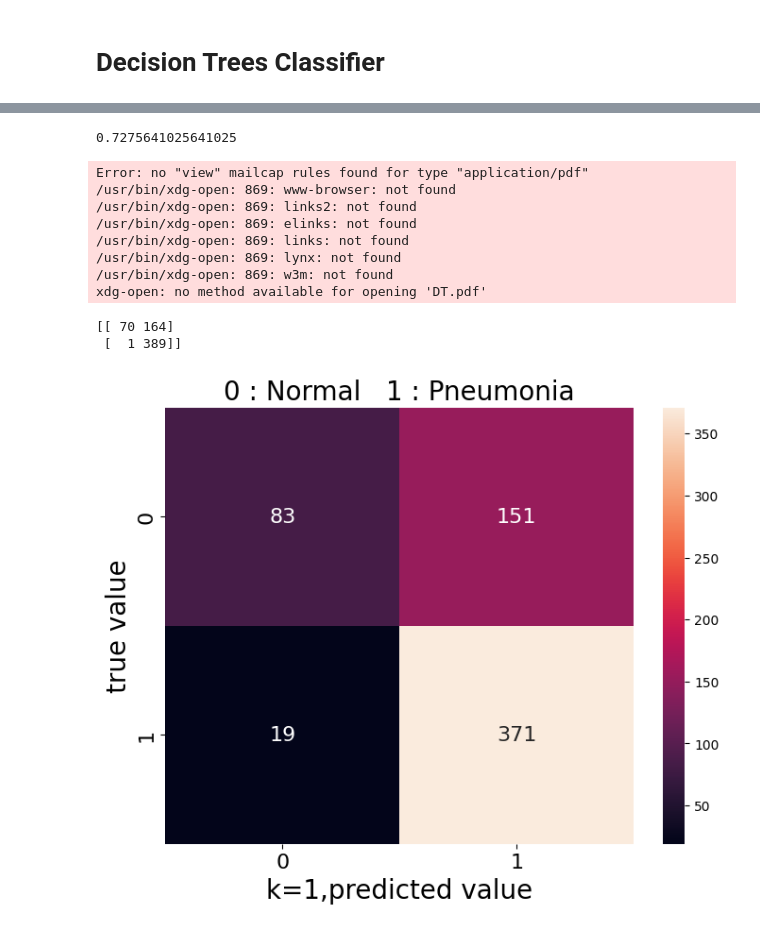
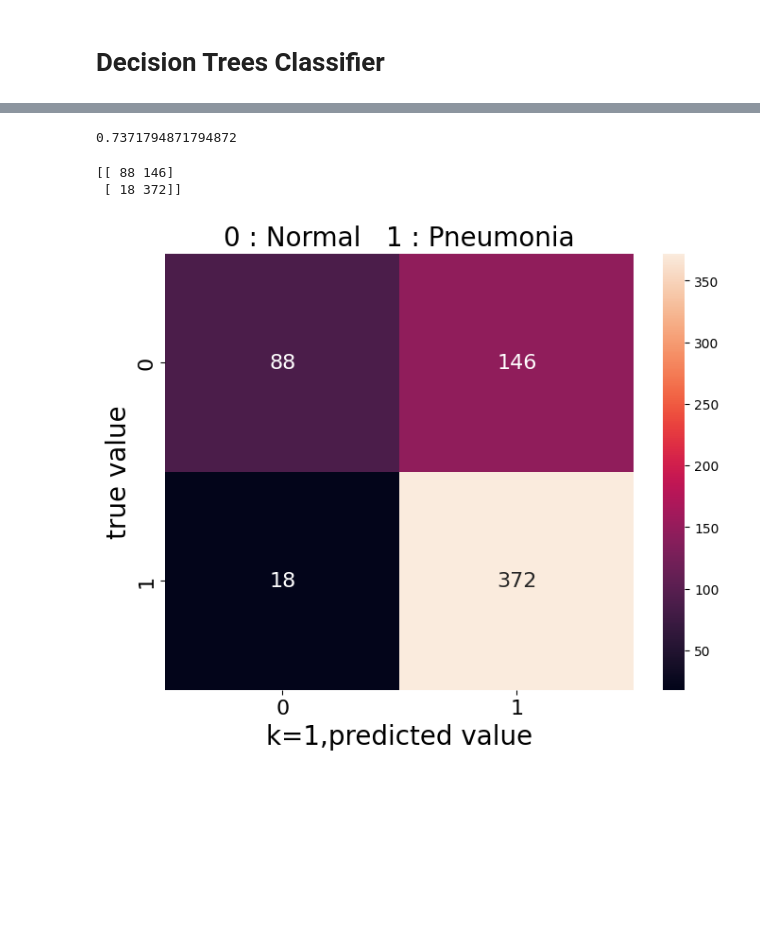
Before and after one commit to x746667/Pneumonia-Detection, a Jupyter notebook: pd-r1211501.ipynb, the cells around one changed output, grey strips where cells are left out. Drawn from its saved outputs; the diff is of its cells as text; code cells hidden in the pictures; blank space fills up the shorter version.

```diff
--- a/pd-r1211501.ipynb
+++ b/pd-r1211501.ipynb
@@ -414,0 +390,18 @@ best_k= 5
+# %%
+from sklearn.neighbors import KNeighborsClassifier
+from sklearn.metrics import recall_score
+
+k_values = [1, 3, 5, 7, 9]
+
+
+results = [(k, recall_score(y_test, KNeighborsClassifier(n_neighbors=k).fit(x_train_reshape, y_train).predict(x_test_reshape))) for k in k_values]
+
+
+best_k, best_recall = max(results, key=lambda x: x[1])
+
+
+for k, recall in results:
+    print(f"K = {k}, Recall = {recall}")
+
+print("Best K:", best_k)
+print("Best Recall:", best_recall)
@@ -583,0 +605,7 @@ y_pred = DT_model.predict(x_test_reshape)
+# %%
+# Prediction
+start_time = time.time()
+y_pred_DT = DT_model.predict(x_test_reshape)
+prediction_time = time.time() - start_time
+
+print("Prediction Time:", prediction_time, "seconds")
@@ -592,30 +626,22 @@ graph.view()
 # %%
-accuracy_score(y_test,y_pred)
+accuracy_score(y_test,y_pred_DT)
 # %% [output]
-0.7275641025641025
+0.7371794871794872
 # %%
-mat = confusion_matrix(y_test,y_pred)
-print(conf_matrix_test)
+matrix_DT = confusion_matrix(y_test,y_pred_DT)
+print(matrix_DT)
 
 plt.figure(figsize=(8,6))
-sns.heatmap(mat, square=False, annot=True, fmt ='d', cbar=True, annot_kws={"size": 16})
+sns.heatmap(matrix_DT, square=False, annot=True, fmt ='d', cbar=True, annot_kws={"size": 16})
 plt.title('0 : Normal   1 : Pneumonia', fontsize = 20)
 plt.xticks(fontsize = 16)
 plt.yticks(fontsize = 16)
 plt.xlabel('k=1,predicted value', fontsize = 20)
 plt.ylabel('true value', fontsize = 20)
 plt.show()
 # %% [output]
-Error: no "view" mailcap rules found for type "application/pdf"
-/usr/bin/xdg-open: 869: www-browser: not found
-/usr/bin/xdg-open: 869: links2: not found
-/usr/bin/xdg-open: 869: elinks: not found
-/usr/bin/xdg-open: 869: links: not found
-/usr/bin/xdg-open: 869: lynx: not found
-/usr/bin/xdg-open: 869: w3m: not found
-xdg-open: no method available for opening 'DT.pdf'
+[[ 88 146]
+ [ 18 372]]
-[[ 70 164]
- [  1 389]]
-[figure, old version]
+[figure, new version]
 # %%
 # Calculate Precision and Recall
```
Also changed, not shown: parts of 25 cells of this notebook.
